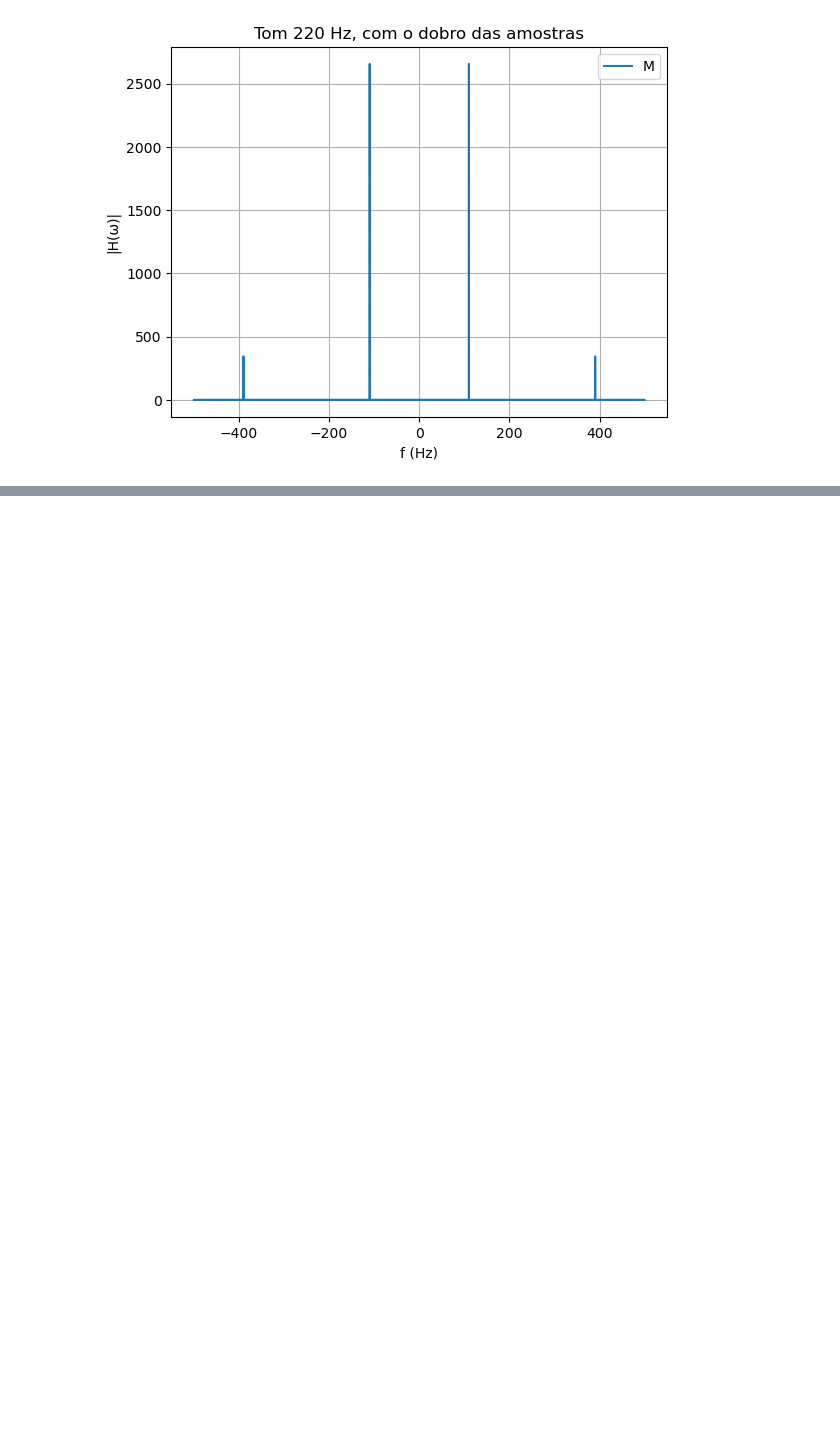
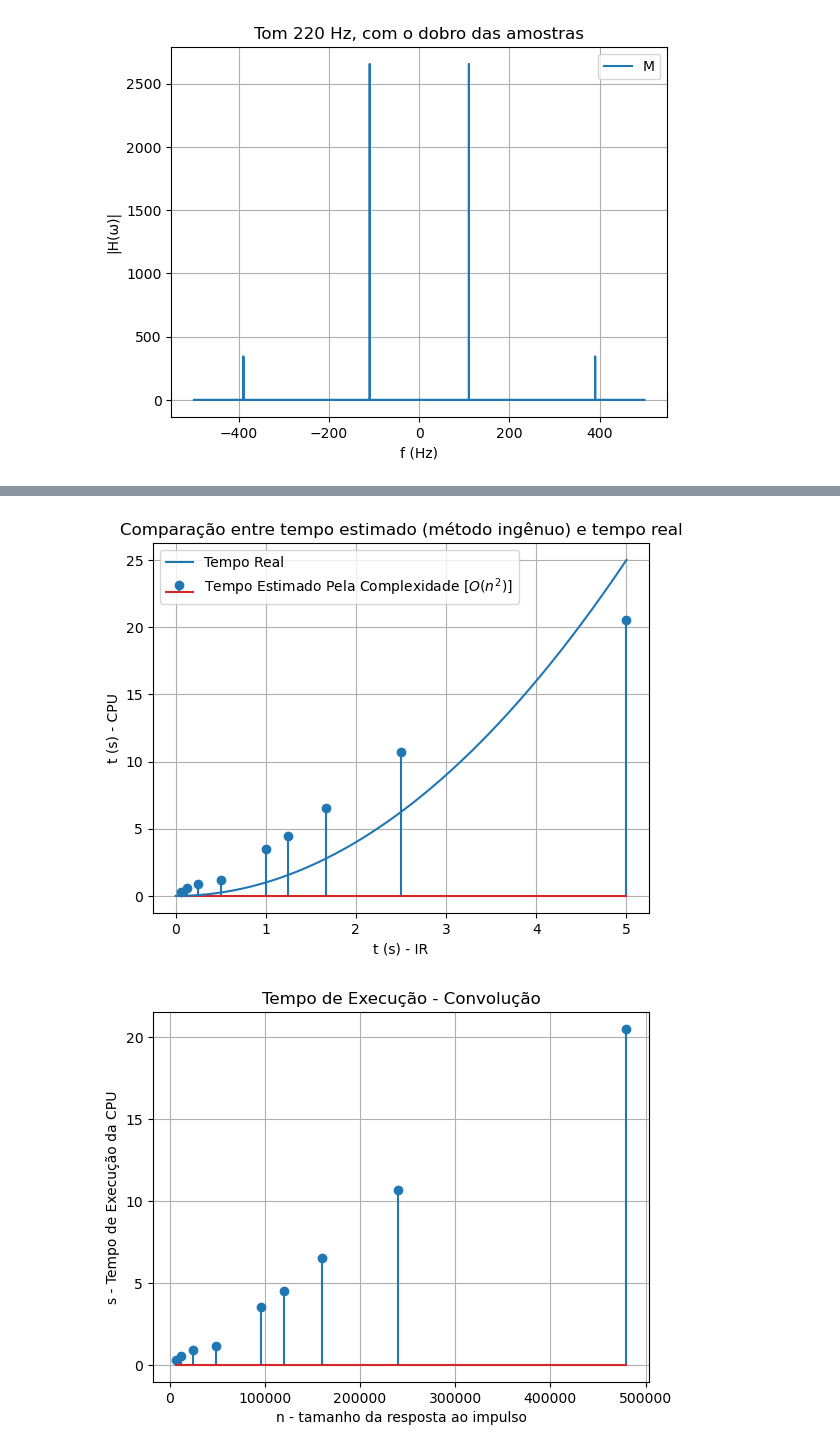
Before and after one commit to Emanuel600/Misc, a Jupyter notebook: DSP/Processamento_Audio.ipynb, the cells around one changed output, grey strips where cells are left out. Saved outputs shown, nothing was run; the diff lists cells and outputs as text; code cells hidden in the pictures; blank space fills up the shorter version.

```diff
--- a/DSP/Processamento_Audio.ipynb
+++ b/DSP/Processamento_Audio.ipynb
@@ -180,0 +208,2 @@ np.max(voice_in_tunnel)
+# %%
+len_IR = len(tunnel_IR_norm)
@@ -180,0 +282,19 @@ np.max(voice_in_tunnel)
+# %%
+time_cpu = [20.5, 10.7, 6.55, 4.48, 3.52, 1.18, 906e-3, 562e-3, 328e-3]
+len_IRax = [len_IR, len_IR//2, len_IR//3, len_IR//4, len_IR//5, len_IR//10, len_IR//20, len_IR//40, len_IR//80]
+
+t = np.linspace(0, len_IR/fs, 1000)
+plt.stem(np.array(len_IRax)/fs, time_cpu)
+plt.plot(t, t**2)
+plt.legend(["Tempo Real", "Tempo Estimado Pela Complexidade [$O(n^2)$]"])
+plt.grid(True, which='both', axis='both')
+plt.title("Comparação entre tempo estimado (método ingênuo) e tempo real")
+plt.xlabel("t (s) - IR")
+plt.ylabel("t (s) - CPU")
+plt.show()
+
+DSP.plot([time_cpu, len_IRax], title="Tempo de Execução - Convolução",
+         xl="n - tamanho da resposta ao impulso", yl="s - Tempo de Execução da CPU")
+# %% [output]
+[figure, added]
+[figure, added]
```
Also changed, not shown: parts of 18 cells of this notebook, 1 other file.
